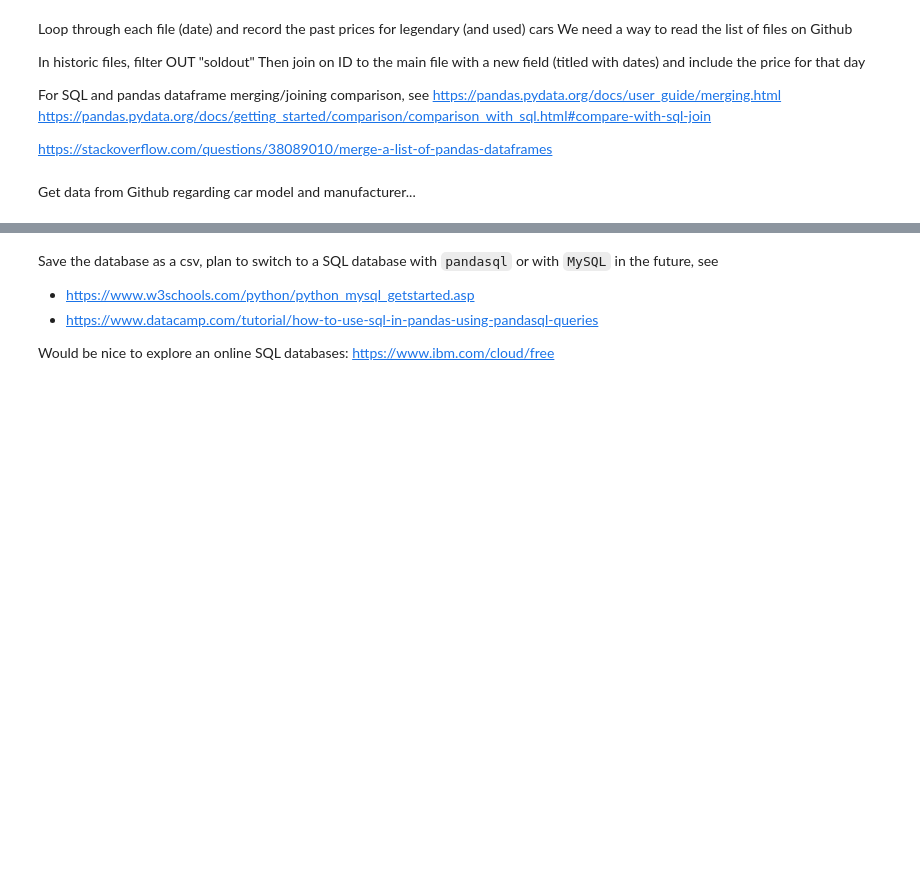
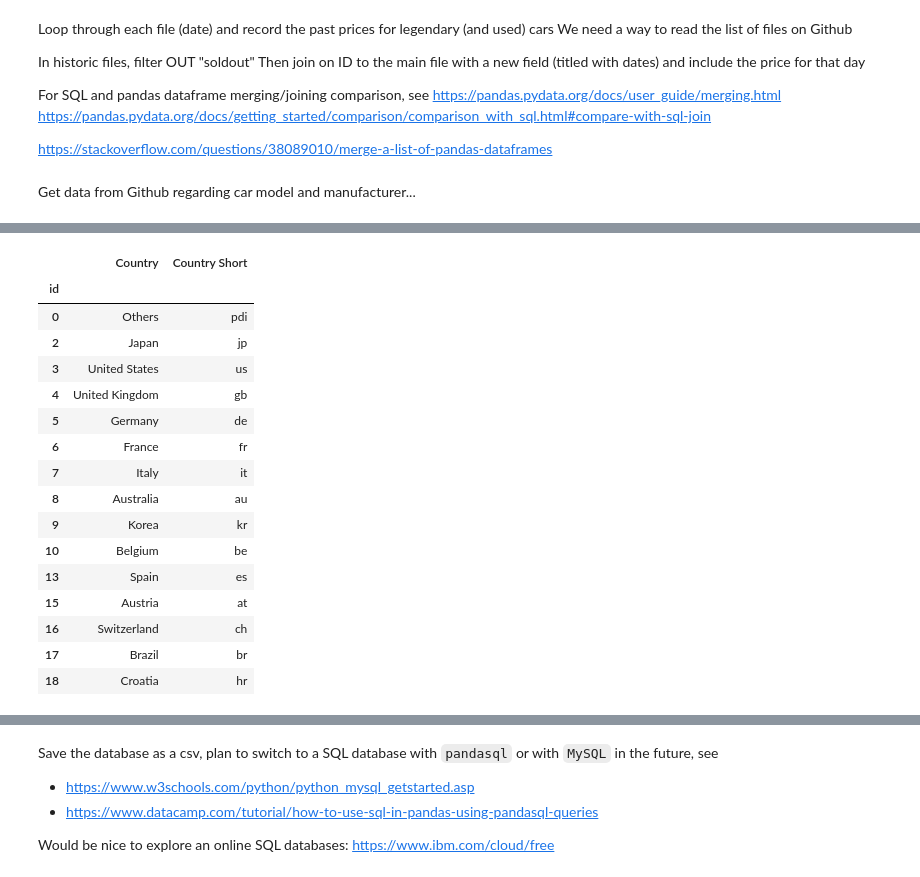
Before and after one commit to marcohoucheng/Gran-Turismo-7-Price-Tracker, a Jupyter notebook: build.ipynb, the cells around one changed output, grey strips where cells are left out. Cells and saved outputs as stored; diff of their text form; code cells hidden in the pictures; blank space fills up the shorter version.

```diff
--- a/build.ipynb
+++ b/build.ipynb
@@ -183,0 +213,24 @@ cars
+# %%
+countries = pd.read_csv("./github_data/db/country.csv")
+countries = countries.rename({'ID': 'id', 'Name': 'Country', 'Code': 'Country Short'}, axis='columns')
+countries['id'] = countries['id'].map(str)
+countries.set_index('id', inplace=True)
+countries
+# %% [output]
+|  | Country | Country Short |
+| id |  |  |
+| 0 | Others | pdi |
+| 2 | Japan | jp |
+| 3 | United States | us |
+| 4 | United Kingdom | gb |
+| 5 | Germany | de |
+| 6 | France | fr |
+| 7 | Italy | it |
+| 8 | Australia | au |
+| 9 | Korea | kr |
+| 10 | Belgium | be |
+| 13 | Spain | es |
+| 15 | Austria | at |
+| 16 | Switzerland | ch |
+| 17 | Brazil | br |
+| 18 | Croatia | hr |
```
Also changed, not shown: parts of 13 cells of this notebook.
